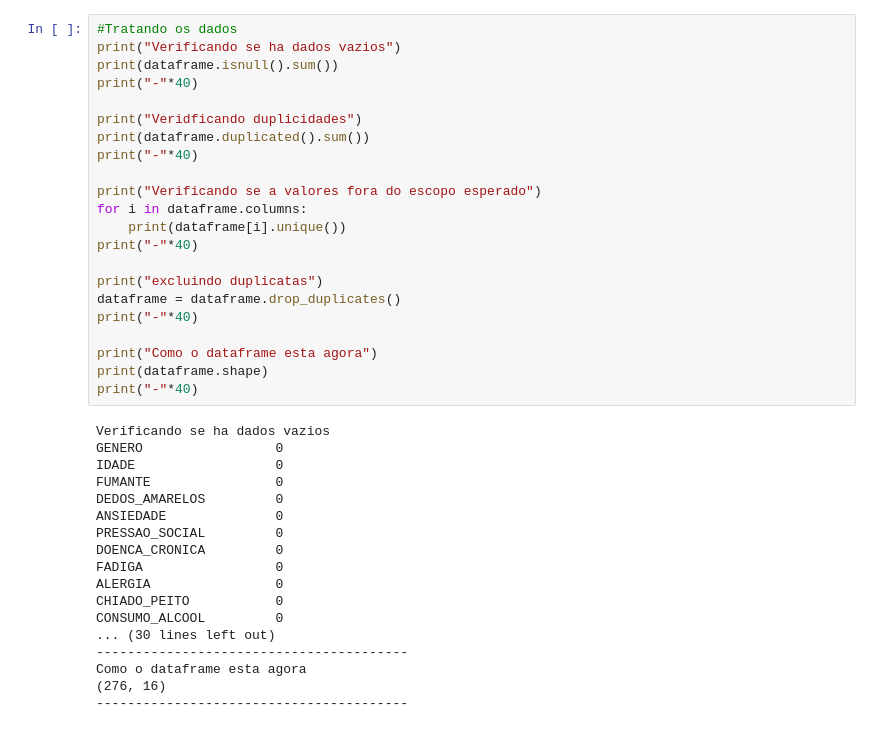
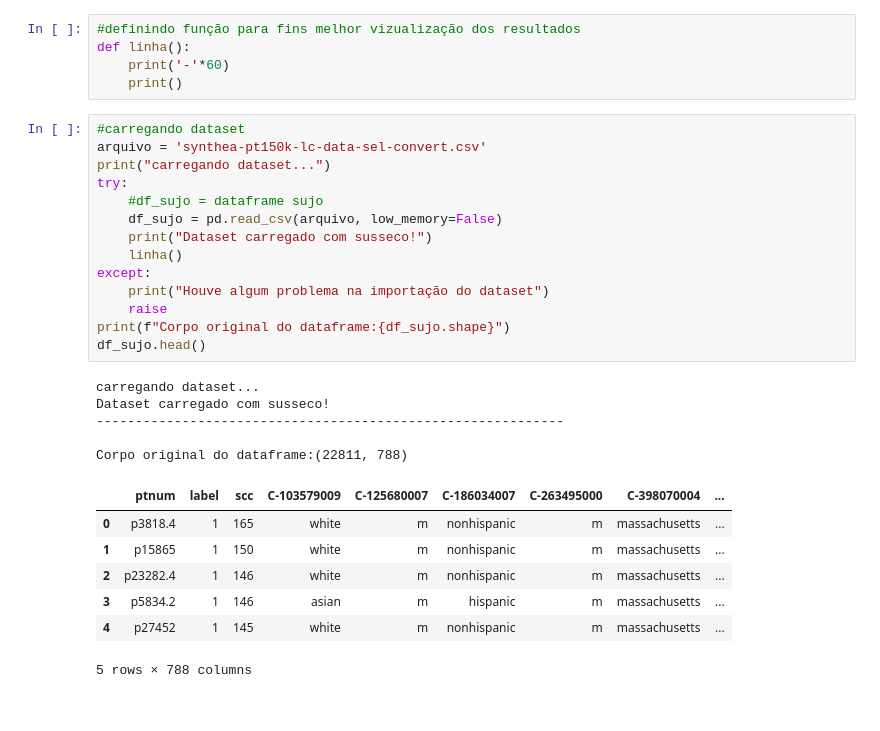
Before and after one commit to Luidy-Costa/project, a Jupyter notebook: lung-cancer-ml/backend/lung_cancer_prediction.ipynb, the cells around one changed output. Drawn from its saved outputs; the diff is of its cells as text.

```diff
--- a/lung-cancer-ml/backend/lung_cancer_prediction.ipynb
+++ b/lung-cancer-ml/backend/lung_cancer_prediction.ipynb
@@ -73,40 +23,32 @@ dataframe
-# %%
-#Tratando os dados
-print("Verificando se ha dados vazios")
-print(dataframe.isnull().sum())
-print("-"*40)
-
-print("Veridficando duplicidades")
-print(dataframe.duplicated().sum())
-print("-"*40)
-
-print("Verificando se a valores fora do escopo esperado")
-for i in dataframe.columns:
-    print(dataframe[i].unique())
-print("-"*40)
-
-print("excluindo duplicatas")
-dataframe = dataframe.drop_duplicates()
-print("-"*40)
-
-print("Como o dataframe esta agora")
-print(dataframe.shape)
-print("-"*40)
-# %% [output]
-Verificando se ha dados vazios
-GENERO                 0
-IDADE                  0
-FUMANTE                0
-DEDOS_AMARELOS         0
-ANSIEDADE              0
-PRESSAO_SOCIAL         0
-DOENCA_CRONICA         0
-FADIGA                 0
-ALERGIA                0
-CHIADO_PEITO           0
-CONSUMO_ALCOOL         0
-... (30 lines left out)
-----------------------------------------
-Como o dataframe esta agora
-(276, 16)
-----------------------------------------
+# %%
+#definindo função para fins melhor vizualização dos resultados
+def linha():
+    print('-'*60)
+    print()
+# %%
+#carregando dataset
+arquivo = 'synthea-pt150k-lc-data-sel-convert.csv'
+print("carregando dataset...")
+try:
+    #df_sujo = dataframe sujo
+    df_sujo = pd.read_csv(arquivo, low_memory=False)
+    print("Dataset carregado com susseco!")
+    linha()
+except:
+    print("Houve algum problema na importação do dataset")
+    raise
+print(f"Corpo original do dataframe:{df_sujo.shape}")
+df_sujo.head()
+# %% [output]
+carregando dataset...
+Dataset carregado com susseco!
+------------------------------------------------------------
+
+Corpo original do dataframe:(22811, 788)
+|  | ptnum | label | scc | C-103579009 | C-125680007 | C-186034007 | C-263495000 | C-398070004 | ... |
+| 0 | p3818.4 | 1 | 165 | white | m | nonhispanic | m | massachusetts | ... |
+| 1 | p15865 | 1 | 150 | white | m | nonhispanic | m | massachusetts | ... |
+| 2 | p23282.4 | 1 | 146 | white | m | nonhispanic | m | massachusetts | ... |
+| 3 | p5834.2 | 1 | 146 | asian | m | hispanic | m | massachusetts | ... |
+| 4 | p27452 | 1 | 145 | white | m | nonhispanic | m | massachusetts | ... |
+5 rows × 788 columns
```
Also changed, not shown: parts of 16 cells of this notebook, 2 other files.
